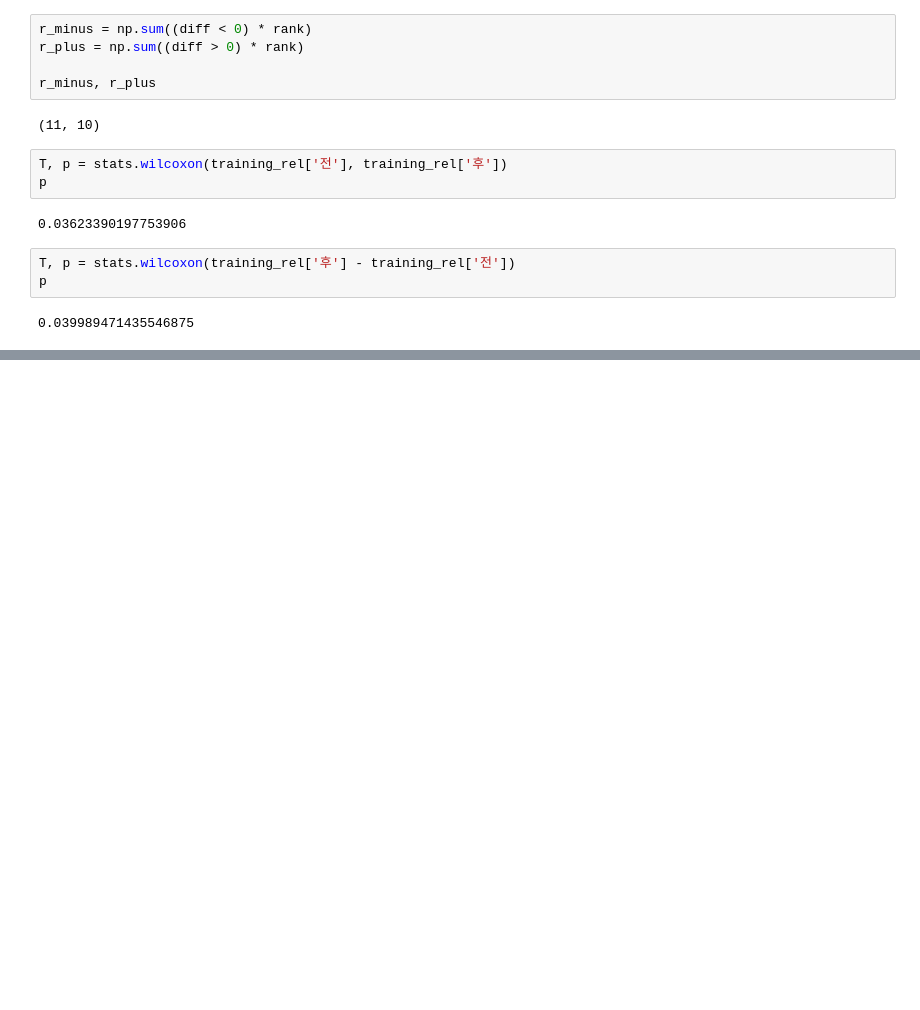
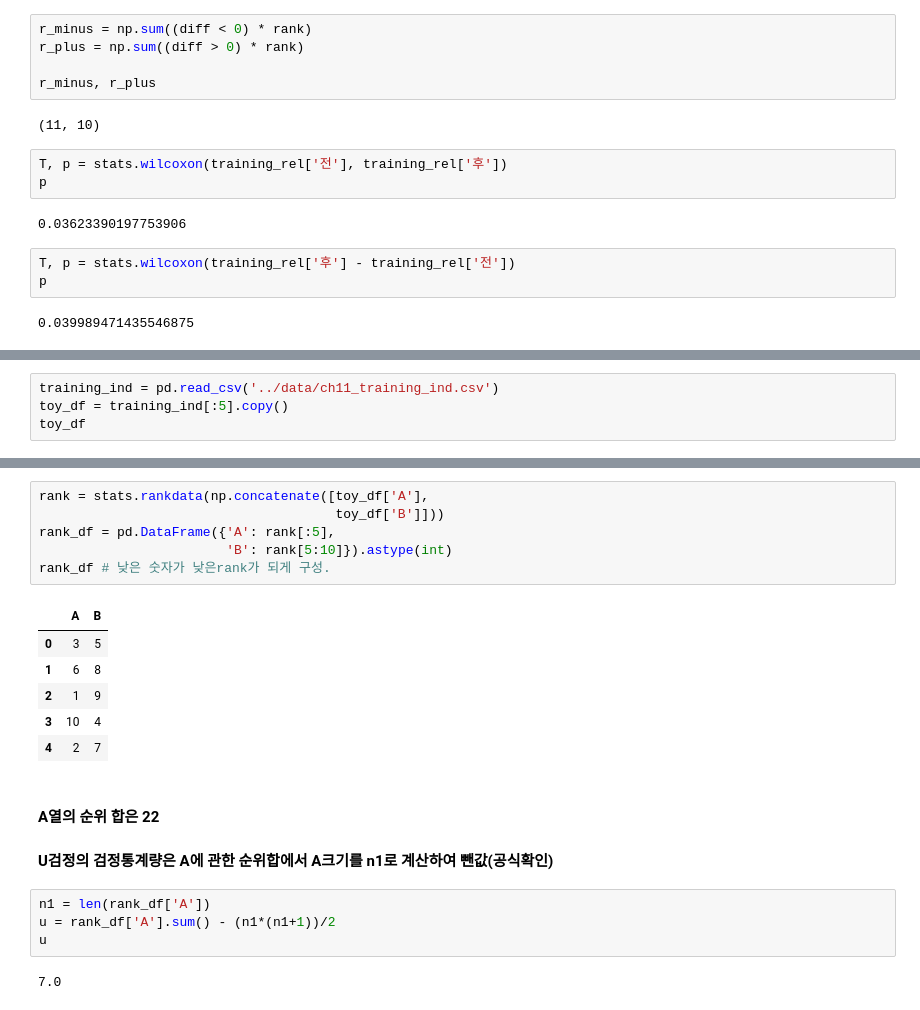
Before and after one commit to wousikchoi16/statpython, a Jupyter notebook: CH11_통계적가설검정.ipynb, the cells around one changed output, grey strips where cells are left out. Cells and saved outputs as stored; diff of their text form; blank space fills up the shorter version.

```diff
--- a/CH11_통계적가설검정.ipynb
+++ b/CH11_통계적가설검정.ipynb
@@ -466,0 +485,4 @@ cnt / n
+# %%
+training_ind = pd.read_csv('../data/ch11_training_ind.csv')
+toy_df = training_ind[:5].copy()
+toy_df
@@ -466,0 +496,22 @@ cnt / n
+# %%
+rank = stats.rankdata(np.concatenate([toy_df['A'],
+                                      toy_df['B']]))
+rank_df = pd.DataFrame({'A': rank[:5],
+                        'B': rank[5:10]}).astype(int)
+rank_df # 낮은 숫자가 낮은rank가 되게 구성.
+# %% [output]
+|  | A | B |
+| 0 | 3 | 5 |
+| 1 | 6 | 8 |
+| 2 | 1 | 9 |
+| 3 | 10 | 4 |
+| 4 | 2 | 7 |
+# %% [markdown]
+#### A열의 순위 합은 22
+#### U검정의 검정통계량은 A에 관한 순위합에서 A크기를 n1로 계산하여 뺀값(공식확인)
+# %%
+n1 = len(rank_df['A'])
+u = rank_df['A'].sum() - (n1*(n1+1))/2
+u
+# %% [output]
+7.0
```
Also changed, not shown: parts of 21 cells of this notebook.
